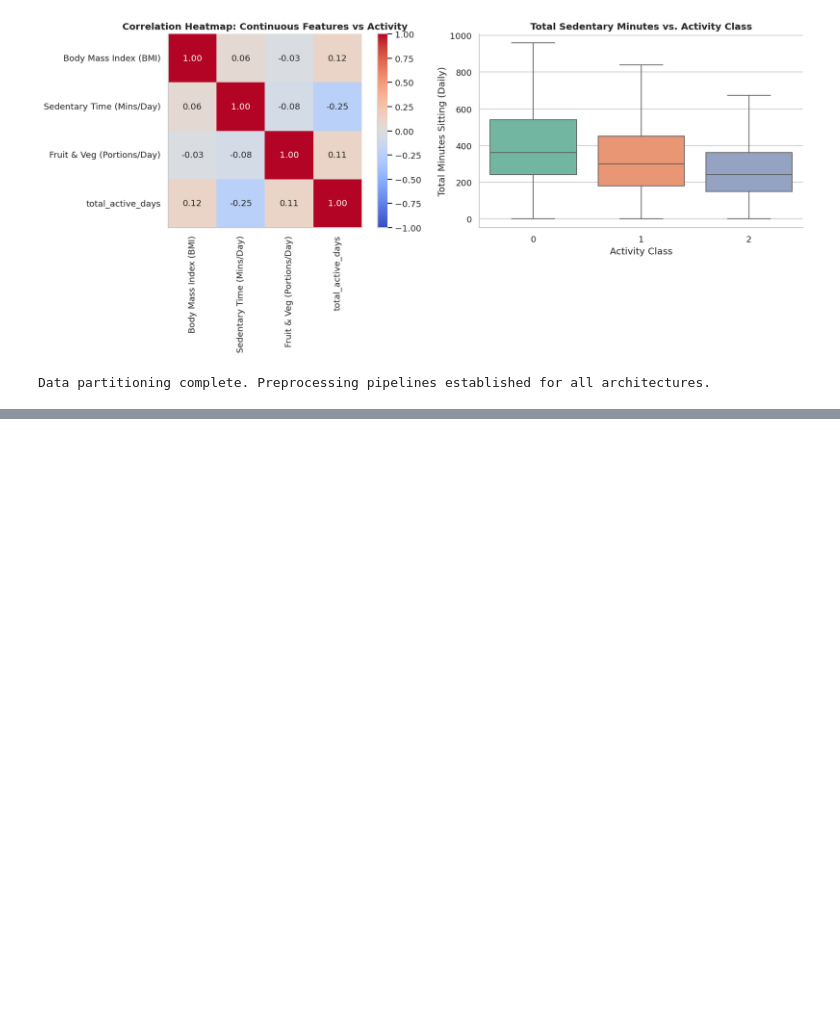
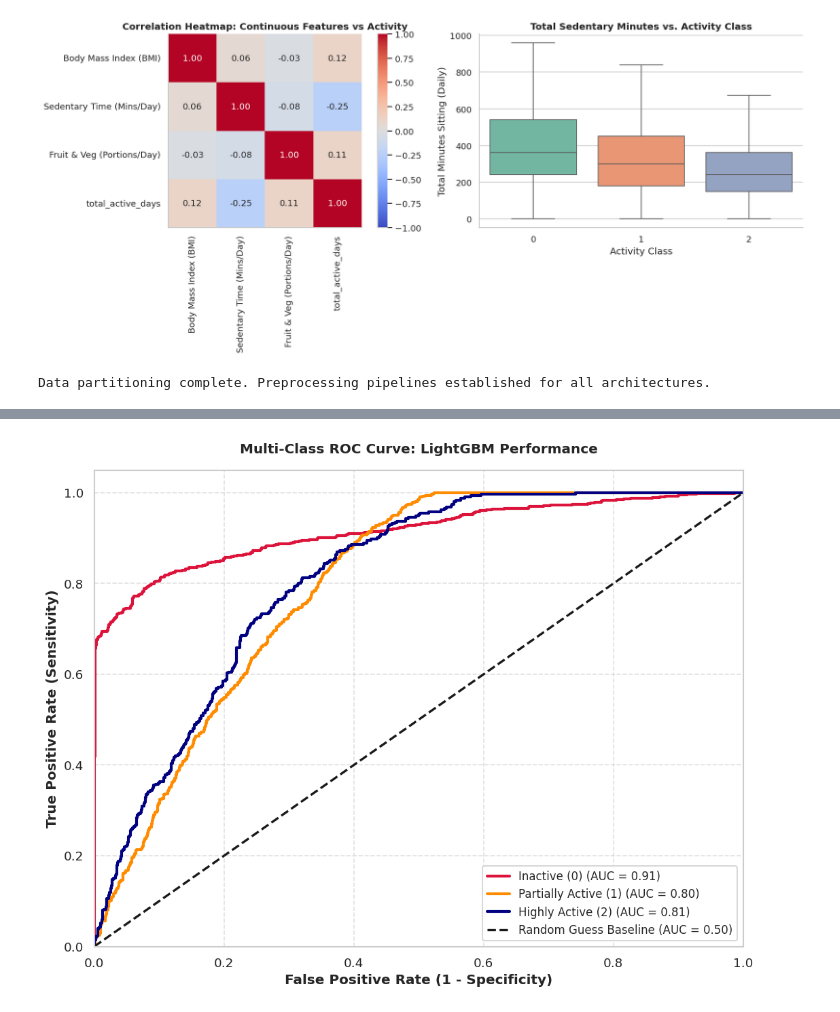
Before and after one commit to prardhanmushke/HSE-Physical-Activity-Analysis, a Jupyter notebook: Untitled19.ipynb, the cells around one changed output, grey strips where cells are left out. Cells and saved outputs as stored; diff of their text form; code cells hidden in the pictures; blank space fills up the shorter version.

```diff
--- a/Untitled19.ipynb
+++ b/Untitled19.ipynb
@@ -389,3 +534,51 @@ plt.show()
+# %%
+import matplotlib.pyplot as plt
+from sklearn.metrics import roc_curve, auc
+from sklearn.preprocessing import label_binarize
+
+# ==============================================================================
+# MULTI-CLASS ROC-AUC FOR LightGBM
+# ==============================================================================
+# 1. Binarize the true labels for multi-class ROC math
+y_test_bin = label_binarize(y_test, classes=[0, 1, 2])
+n_classes = y_test_bin.shape[1]
+
+# 2. Predict PROBABILITIES (not just strict classes) using your winning LightGBM
+y_score = best_lgbm.predict_proba(X_test)
+
+# 3. Calculate ROC curve and AUC for each individual class
+fpr = dict()
+tpr = dict()
+roc_auc = dict()
+
+for i in range(n_classes):
+    fpr[i], tpr[i], _ = roc_curve(y_test_bin[:, i], y_score[:, i])
+    roc_auc[i] = auc(fpr[i], tpr[i])
+
+# 4. Plot the curves professionally
+plt.figure(figsize=(9, 7))
+colors = ['crimson', 'darkorange', 'navy']
+class_names = ['Inactive (0)', 'Partially Active (1)', 'Highly Active (2)']
+
+for i, color in zip(range(n_classes), colors):
+    plt.plot(fpr[i], tpr[i], color=color, lw=2.5,
+             label=f'{class_names[i]} (AUC = {roc_auc[i]:.2f})')
+
+# Add the 'blind guess' baseline diagonal
+plt.plot([0, 1], [0, 1], 'k--', lw=2, label='Random Guess Baseline (AUC = 0.50)')
+
+plt.xlim([0.0, 1.0])
+plt.ylim([0.0, 1.05])
+plt.xlabel('False Positive Rate (1 - Specificity)', fontweight='bold')
+plt.ylabel('True Positive Rate (Sensitivity)', fontweight='bold')
+plt.title('Multi-Class ROC Curve: LightGBM Performance', fontweight='bold', pad=15)
+plt.legend(loc="lower right", fontsize=10, framealpha=0.9)
+plt.grid(True, linestyle='--', alpha=0.6)
+
+plt.tight_layout()
+plt.show()
+# %% [output]
+[figure, added]
 # %%
 #  Model Interpretability - Feature Importance
 # ==============================================================================
```
Also changed, not shown: parts of 10 cells of this notebook.
